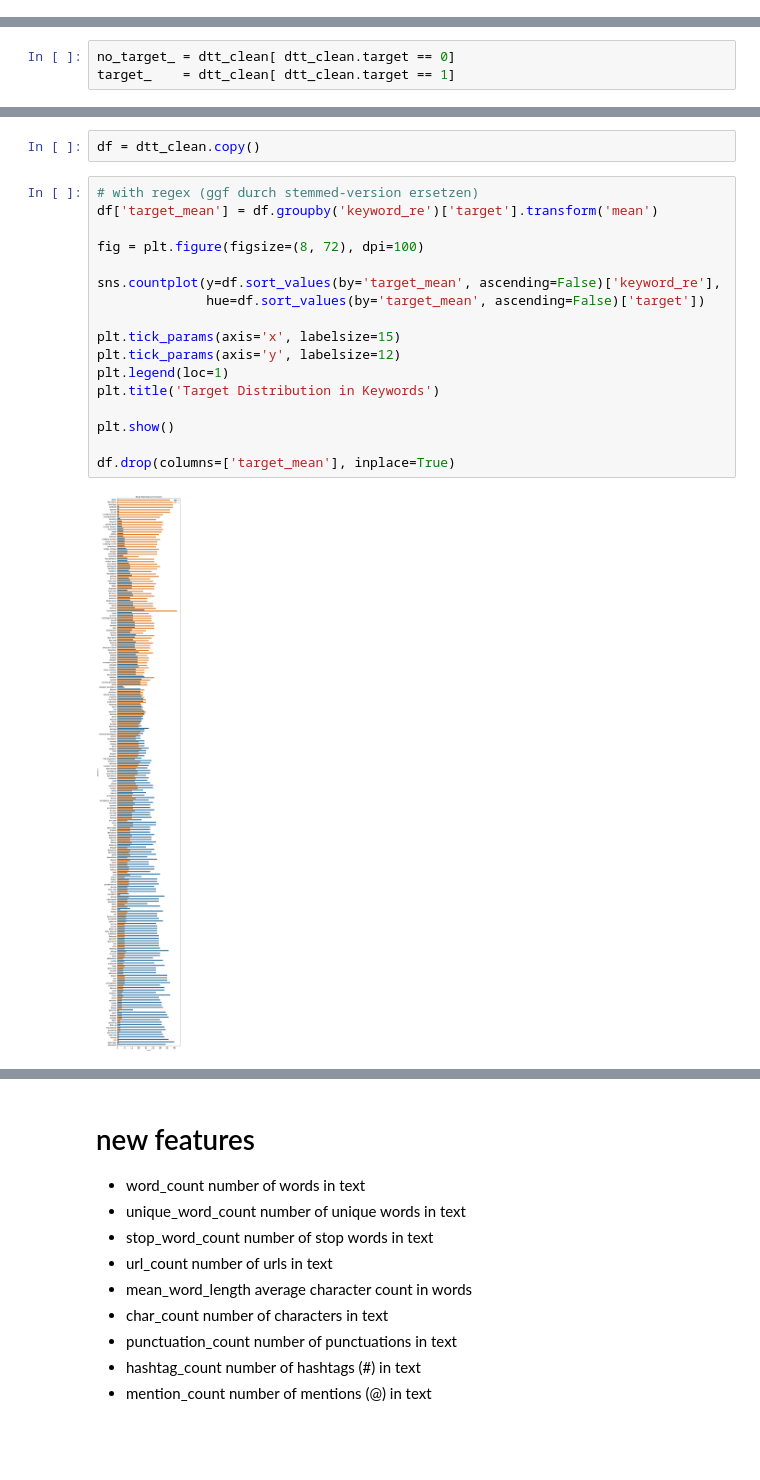
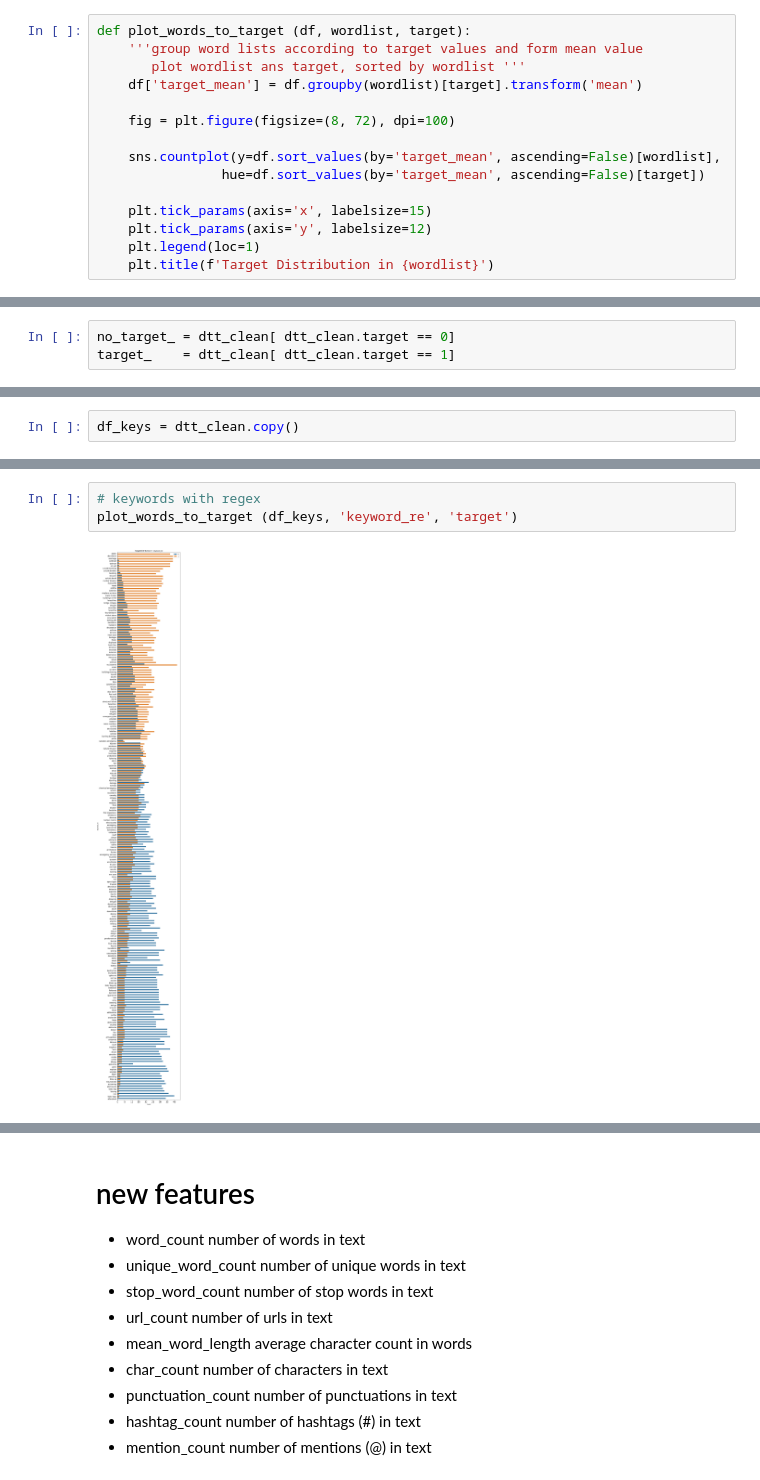
Before and after one commit to TTD-JPO/TDD-project, a Jupyter notebook: Main_TweetDisasterDetection.ipynb, the cells around one changed output, grey strips where cells are left out. Saved outputs shown, nothing was run; the diff lists cells and outputs as text; blank space fills up the shorter version.

```diff
--- a/Main_TweetDisasterDetection.ipynb
+++ b/Main_TweetDisasterDetection.ipynb
@@ -135,3 +156,18 @@ def my_fit_cm(df, pipe, feature_list, target):
+# %%
+def plot_words_to_target (df, wordlist, target):
+    '''group word lists according to target values and form mean value
+       plot wordlist ans target, sorted by wordlist '''
+    df['target_mean'] = df.groupby(wordlist)[target].transform('mean')
+
+    fig = plt.figure(figsize=(8, 72), dpi=100)
+
+    sns.countplot(y=df.sort_values(by='target_mean', ascending=False)[wordlist],
+                hue=df.sort_values(by='target_mean', ascending=False)[target])
+
+    plt.tick_params(axis='x', labelsize=15)
+    plt.tick_params(axis='y', labelsize=12)
+    plt.legend(loc=1)
+    plt.title(f'Target Distribution in {wordlist}')
 # %%
 #OCF
 # %% [markdown]
@@ -321 +355,3 @@ target_    = dtt_clean[ dtt_clean.target == 1]
+# %%
+df_keys = dtt_clean.copy()
 # %% [markdown]
@@ -323,21 +359,5 @@ target_    = dtt_clean[ dtt_clean.target == 1]
-# %%
-df = dtt_clean.copy()
-# %%
-# with regex (ggf durch stemmed-version ersetzen)
-df['target_mean'] = df.groupby('keyword_re')['target'].transform('mean')
-
-fig = plt.figure(figsize=(8, 72), dpi=100)
-
-sns.countplot(y=df.sort_values(by='target_mean', ascending=False)['keyword_re'],
-              hue=df.sort_values(by='target_mean', ascending=False)['target'])
-
-plt.tick_params(axis='x', labelsize=15)
-plt.tick_params(axis='y', labelsize=12)
-plt.legend(loc=1)
-plt.title('Target Distribution in Keywords')
-
-plt.show()
-
-df.drop(columns=['target_mean'], inplace=True)
-# %% [output]
-[figure, removed]
+# %%
+# keywords with regex
+plot_words_to_target (df_keys, 'keyword_re', 'target')
+# %% [output]
+[figure, added]
```
Also changed, not shown: parts of 41 cells of this notebook.
